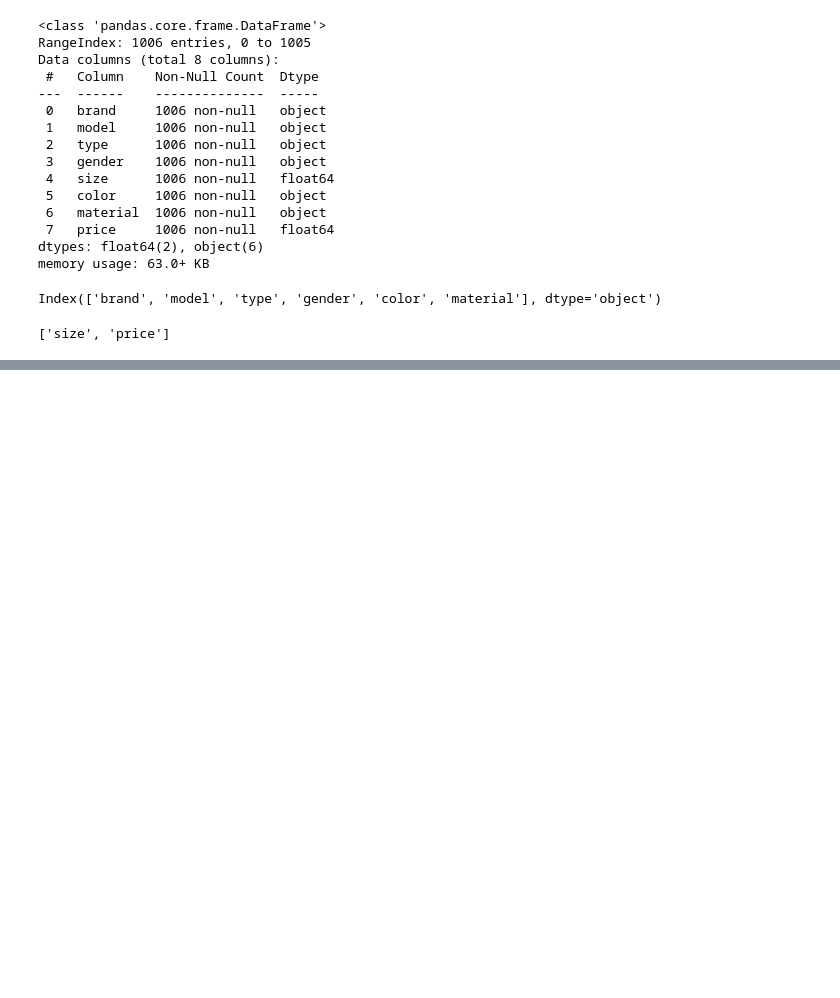
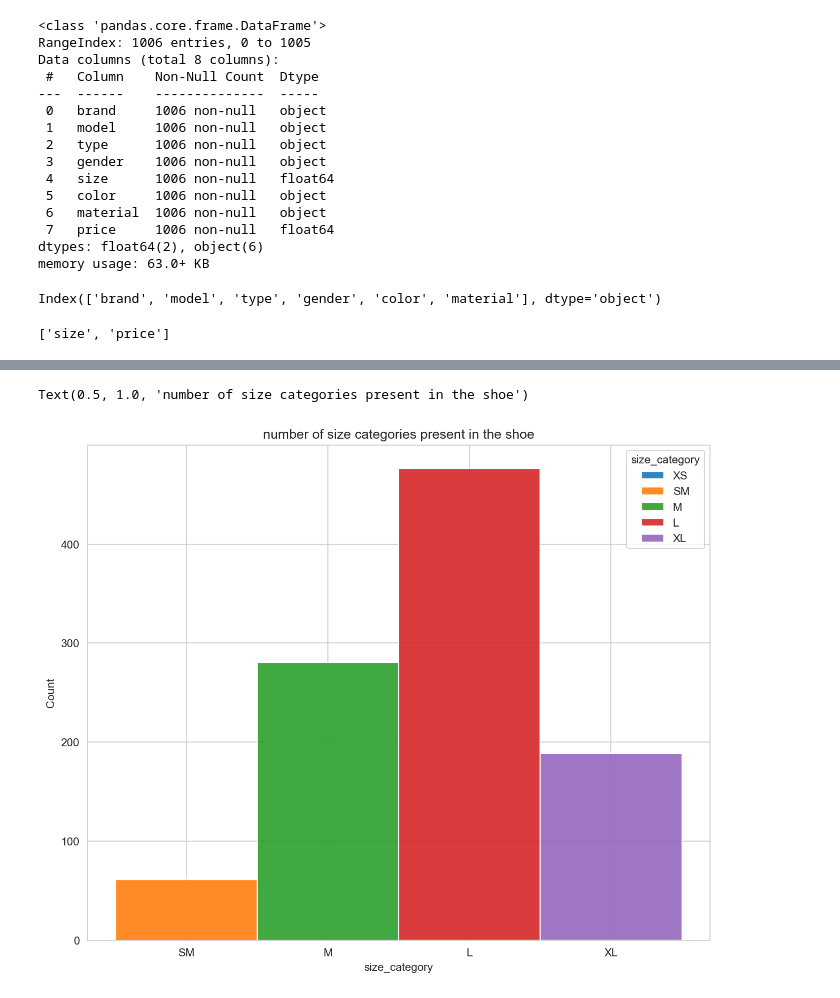
Before and after one commit to BishalJung7377/shoe_price, a Jupyter notebook: shoe_price.ipynb, the cells around one changed output, grey strips where cells are left out. Saved outputs shown, nothing was run; the diff lists cells and outputs as text; code cells hidden in the pictures; blank space fills up the shorter version.

```diff
--- a/shoe_price.ipynb
+++ b/shoe_price.ipynb
@@ -235,0 +317,8 @@ Skew : 0.89
+# %%
+## plotting a histogram for better visual look of the size present in the dataframe
+plt.figure(figsize=(10,8), dpi=150)
+sns.histplot(data=df, x="size_category", hue="size_category", alpha=0.9)
+plt.title("number of size categories present in the shoe")
+# %% [output]
+Text(0.5, 1.0, 'number of size categories present in the shoe')
+[figure, added]
```
Also changed, not shown: parts of 22 cells of this notebook.
